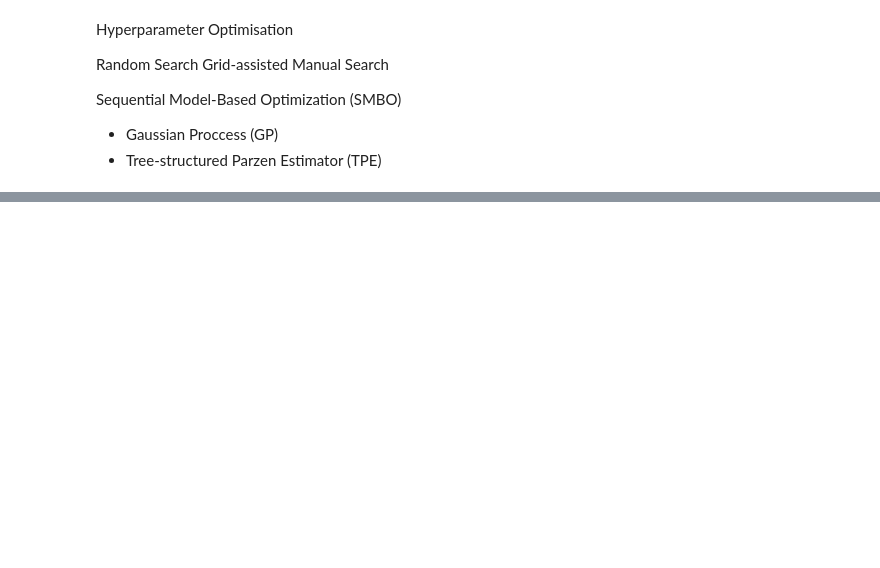
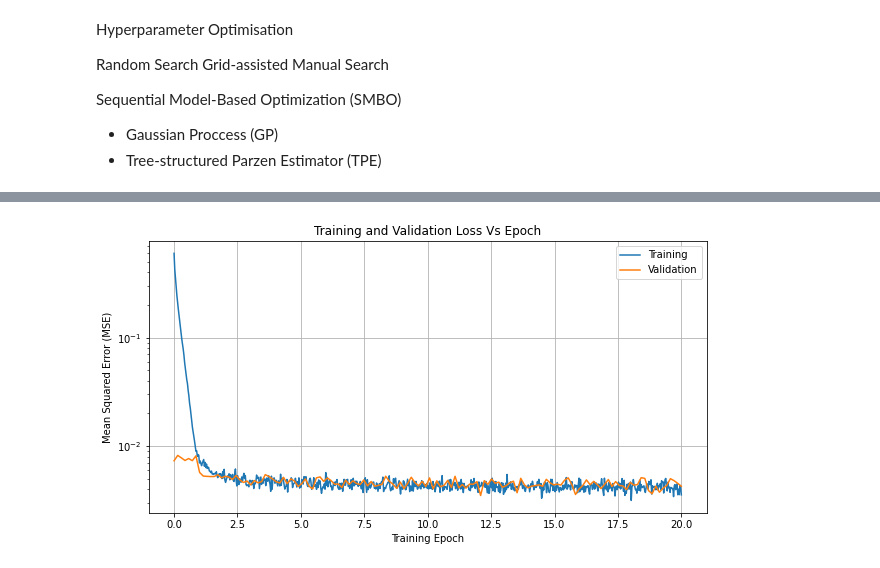
Before and after one commit to niccoforte/NF-PhD-gitRepo, a Jupyter notebook: code/NNs-HParam.ipynb, the cells around one changed output, grey strips where cells are left out. Drawn from its saved outputs; the diff is of its cells as text; code cells hidden in the pictures; blank space fills up the shorter version.

```diff
--- a/code/NNs-HParam.ipynb
+++ b/code/NNs-HParam.ipynb
@@ -182,0 +193,33 @@ pred, Pmets = predict_model(model=model,
+# %%
+opt = optim.Adam(mlp1.parameters(), lr=LEARNING_RATE)
+lossf = nn.MSELoss()
+
+def custom_loss(target, output):   ### TODO: Quantile loss
+    return torch.mean((output - target)**2)
+# %%
+train_lossLog = []
+val_lossLog = []
+best_loss, best_epoch = 1000, 0
+for epoch in trange(n_epochs+1, desc="Epochs", leave=False):
+    for x, y in tqdm(train_dataloader, desc="Training", leave=False):
+        x, y = x.float(), y.float()
+        y_predict = mlp1(x)
+        loss = lossf(y_predict, y)
+
+        opt.zero_grad()  # Zero all gradients for model parameters
+        loss.backward()  # Compute gradient of loss wrt model parameters
+        opt.step()       # Update optimizer parameters
+
+        train_lossLog.append(loss.item())
+
+    with torch.no_grad():
+        val_lossSum = 0
+        for i, (x, y) in enumerate(tqdm(val_dataloader, desc="Validation", leave=False)):
+            x, y = x.float(), y.float()
+            y_predict = mlp1(x)
+            loss = lossf(y_predict, y)
+
+            val_lossLog.append(loss.item())
+            val_lossSum += loss
+
+        val_lossAvg = val_lossSum/(i + 1)
@@ -182,0 +230,12 @@ pred, Pmets = predict_model(model=model,
+# %%
+fig = plt.figure(figsize=(10, 5))
+plt.plot(np.linspace(0, n_epochs, len(train_lossLog)), train_lossLog)
+plt.plot(np.linspace(0, n_epochs, len(val_lossLog)), val_lossLog)
+plt.xlabel("Training Epoch")
+plt.ylabel("Mean Squared Error (MSE)")
+plt.yscale("log")
+title = plt.title("Training and Validation Loss Vs Epoch")
+legend = plt.legend(["Training", "Validation"])
+plt.grid()
+# %% [output]
+[figure, added]
```
Also changed, not shown: parts of 29 cells of this notebook, 7 other files.
